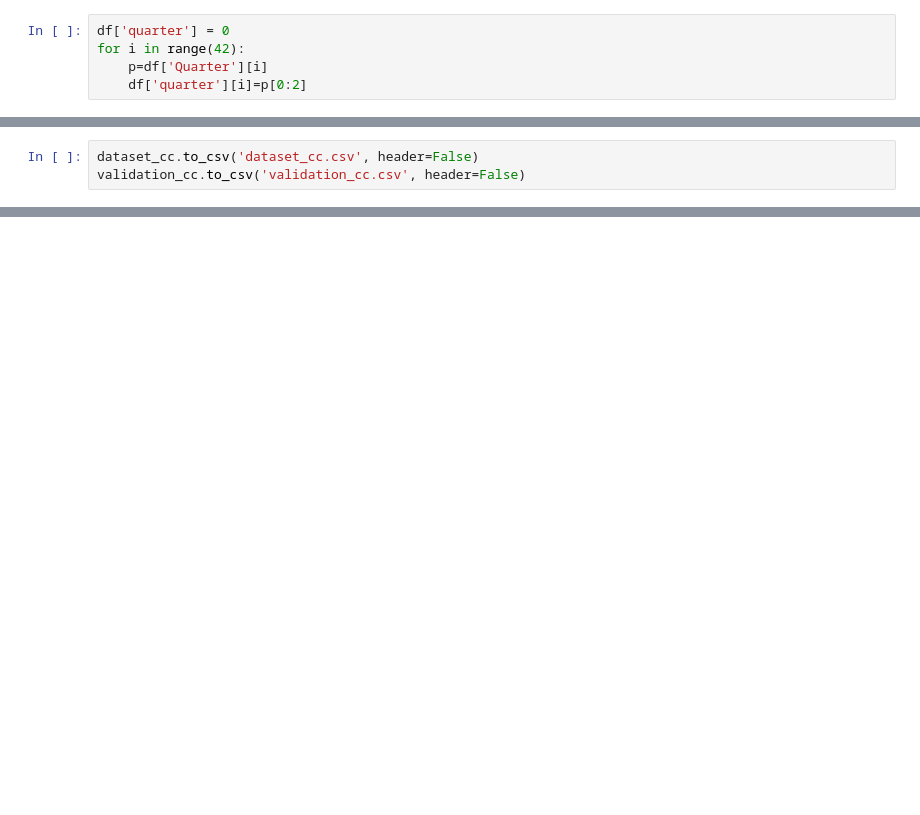
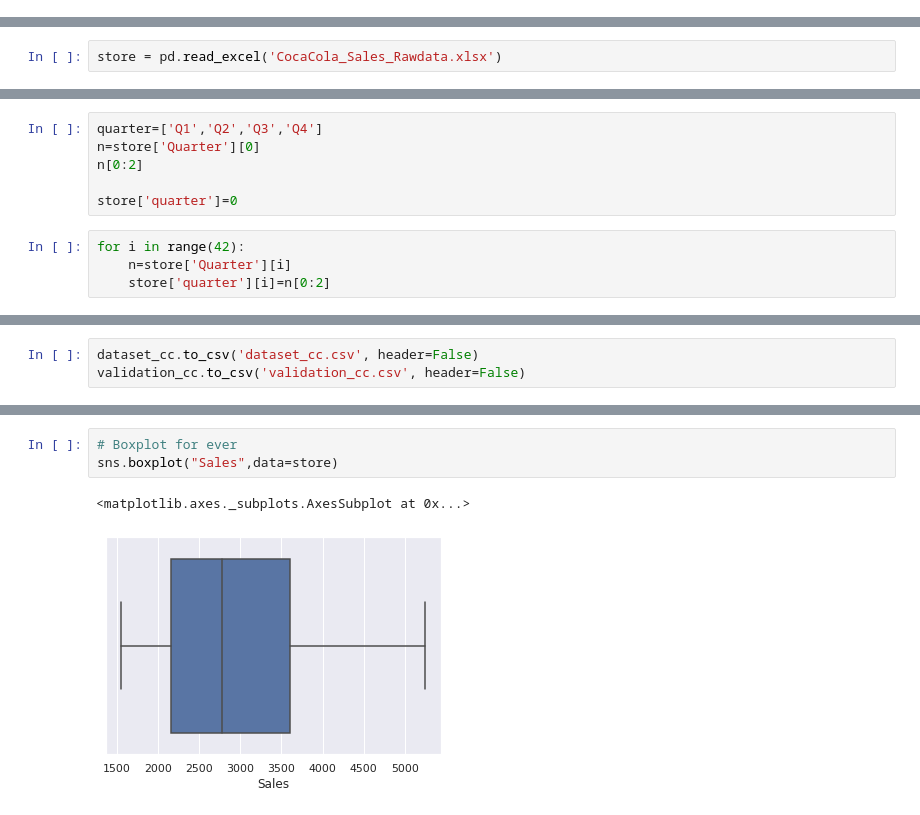
Before and after one commit to bismahashim/Assignment, a Jupyter notebook: Assignment_Forecasting.ipynb, the cells around one changed output, grey strips where cells are left out. Saved outputs shown, nothing was run; the diff lists cells and outputs as text; blank space fills up the shorter version.

```diff
--- a/Assignment_Forecasting.ipynb
+++ b/Assignment_Forecasting.ipynb
@@ -104,5 +2,0 @@ len(df)
-# %%
-df['quarter'] = 0
-for i in range(42):
-    p=df['Quarter'][i]
-    df['quarter'][i]=p[0:2]
@@ -247,0 +46,2 @@ Dataset_cc 35, Validation_cc 7
+# %%
+store = pd.read_excel('CocaCola_Sales_Rawdata.xlsx')
@@ -247,0 +131,10 @@ Dataset_cc 35, Validation_cc 7
+# %%
+quarter=['Q1','Q2','Q3','Q4']
+n=store['Quarter'][0]
+n[0:2]
+
+store['quarter']=0
+# %%
+for i in range(42):
+    n=store['Quarter'][i]
+    store['quarter'][i]=n[0:2]
@@ -337,0 +286,6 @@ warnings.filterwarnings('ignore')
+# %%
+# Boxplot for ever
+sns.boxplot("Sales",data=store)
+# %% [output]
+<matplotlib.axes._subplots.AxesSubplot at 0x...>
+[figure, added]
```
Also changed, not shown: parts of 131 cells of this notebook.
